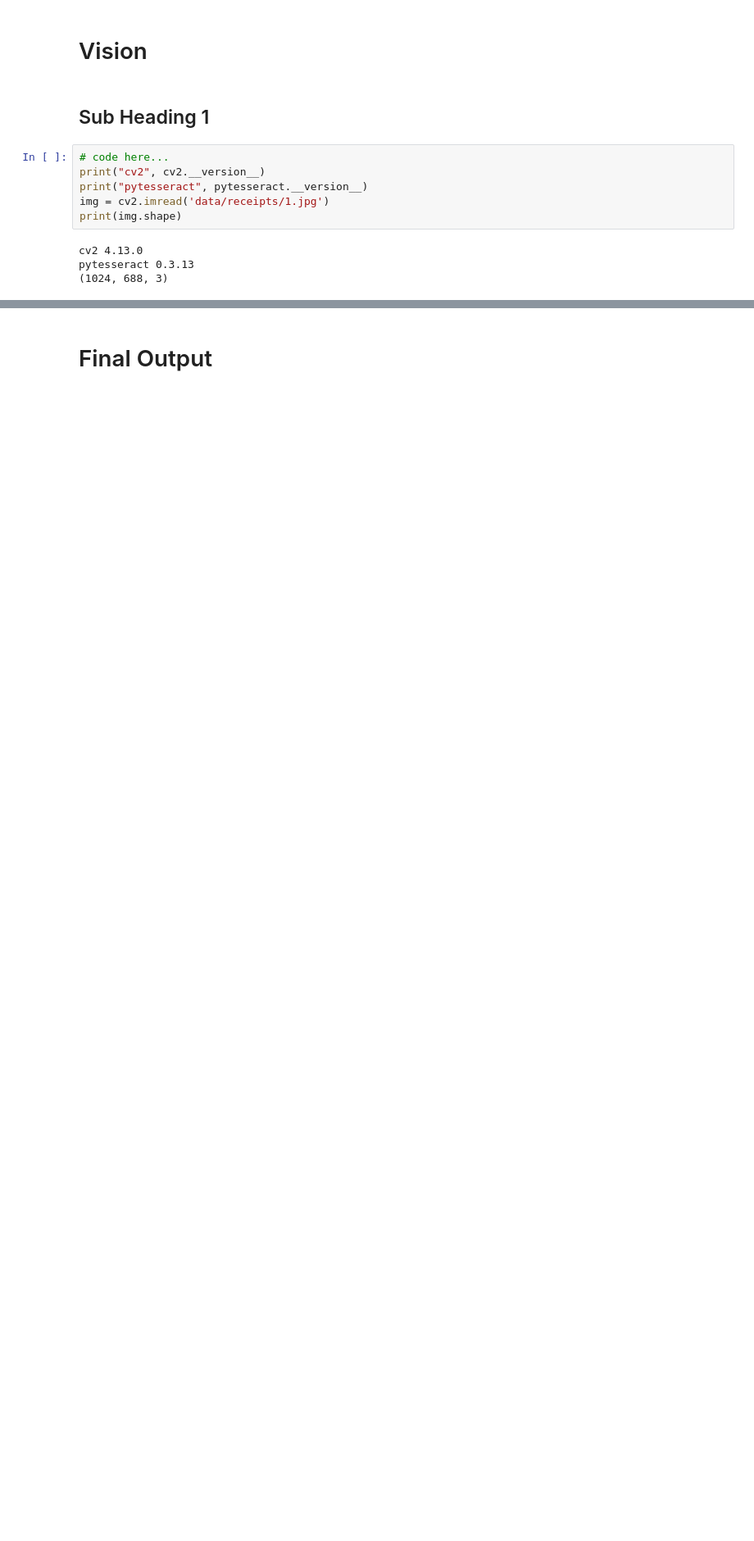
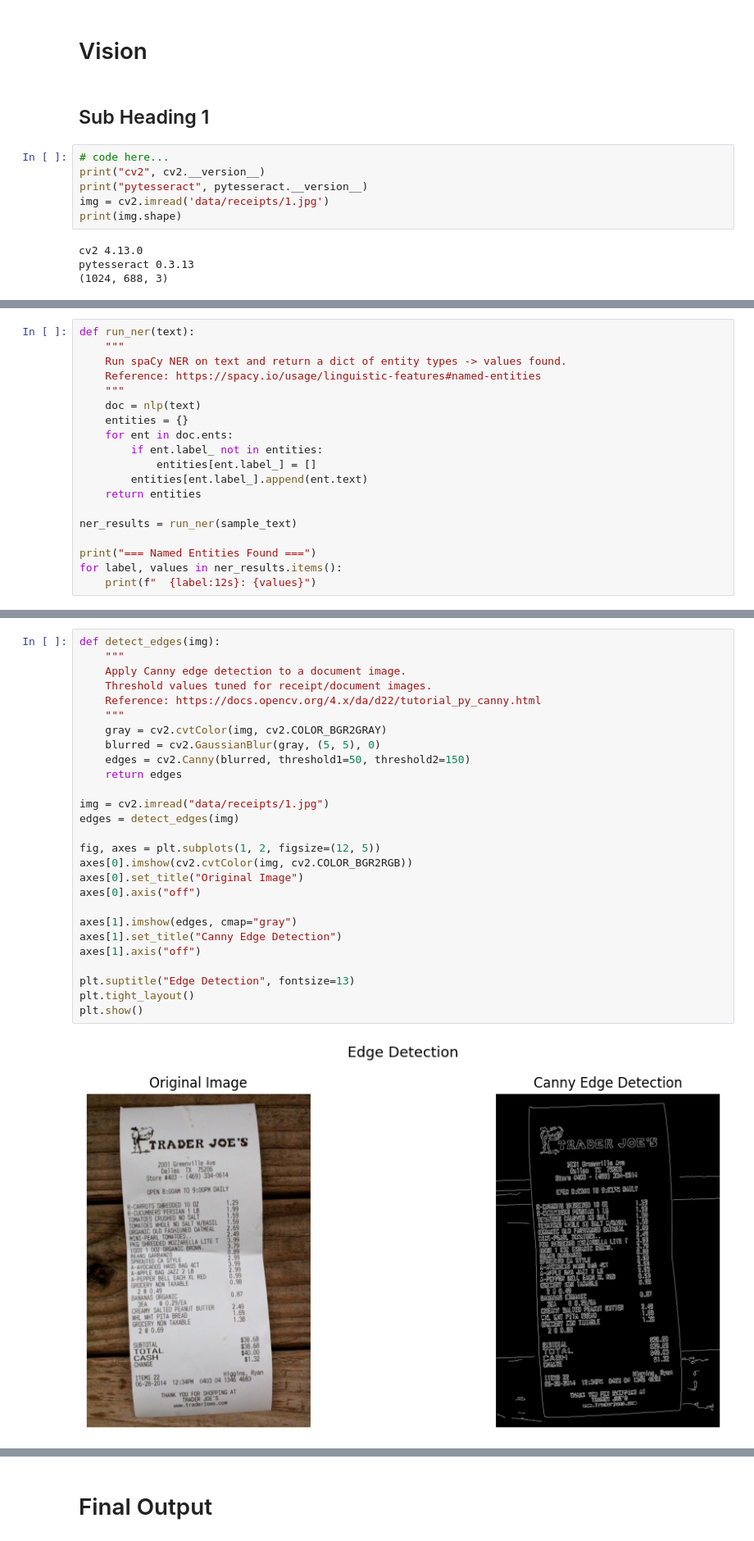
Before and after one commit to ATU-BDAAI/ca2-assignment-craiglawsonnn, a Jupyter notebook: CA2_Template.ipynb, the cells around one changed output, grey strips where cells are left out. Shown at 82% size. Drawn from its saved outputs; the diff is of its cells as text; blank space fills up the shorter version.

```diff
--- a/CA2_Template.ipynb
+++ b/CA2_Template.ipynb
@@ -220,0 +349,19 @@ print(data)
+# %%
+def run_ner(text):
+    """
+    Run spaCy NER on text and return a dict of entity types -> values found.
+    Reference: https://spacy.io/usage/linguistic-features#named-entities
+    """
+    doc = nlp(text)
+    entities = {}
+    for ent in doc.ents:
+        if ent.label_ not in entities:
+            entities[ent.label_] = []
+        entities[ent.label_].append(ent.text)
+    return entities
+
+ner_results = run_ner(sample_text)
+
+print("=== Named Entities Found ===")
+for label, values in ner_results.items():
+    print(f"  {label:12s}: {values}")
@@ -220,0 +519,29 @@ print(data)
+# %%
+def detect_edges(img):
+    """
+    Apply Canny edge detection to a document image.
+    Threshold values tuned for receipt/document images.
+    Reference: https://docs.opencv.org/4.x/da/d22/tutorial_py_canny.html
+    """
+    gray = cv2.cvtColor(img, cv2.COLOR_BGR2GRAY)
+    blurred = cv2.GaussianBlur(gray, (5, 5), 0)
+    edges = cv2.Canny(blurred, threshold1=50, threshold2=150)
+    return edges
+
+img = cv2.imread("data/receipts/1.jpg")
+edges = detect_edges(img)
+
+fig, axes = plt.subplots(1, 2, figsize=(12, 5))
+axes[0].imshow(cv2.cvtColor(img, cv2.COLOR_BGR2RGB))
+axes[0].set_title("Original Image")
+axes[0].axis("off")
+
+axes[1].imshow(edges, cmap="gray")
+axes[1].set_title("Canny Edge Detection")
+axes[1].axis("off")
+
+plt.suptitle("Edge Detection", fontsize=13)
+plt.tight_layout()
+plt.show()
+# %% [output]
+[figure, added]
```
Also changed, not shown: parts of 39 cells of this notebook.
